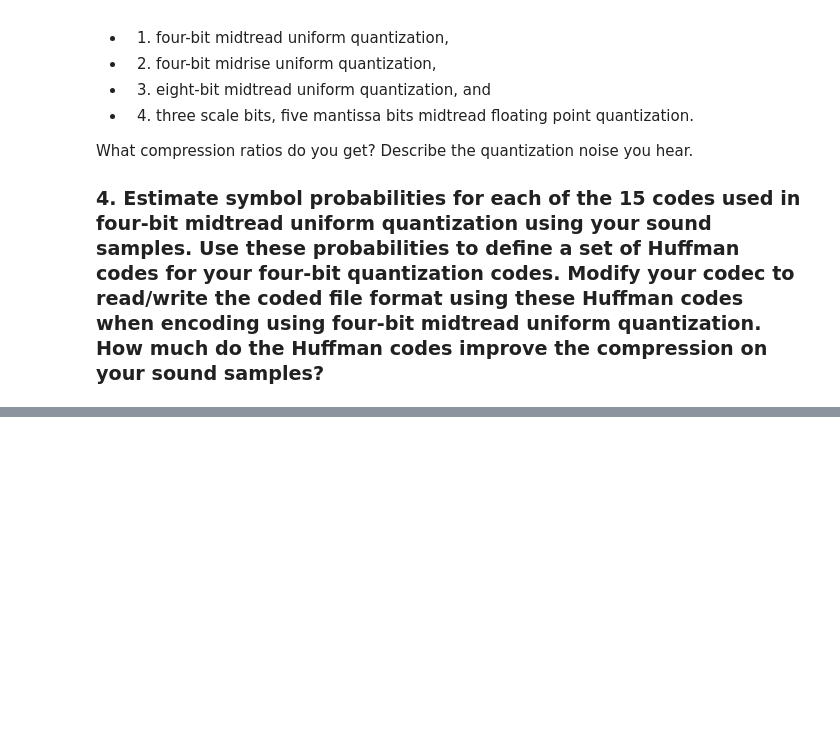
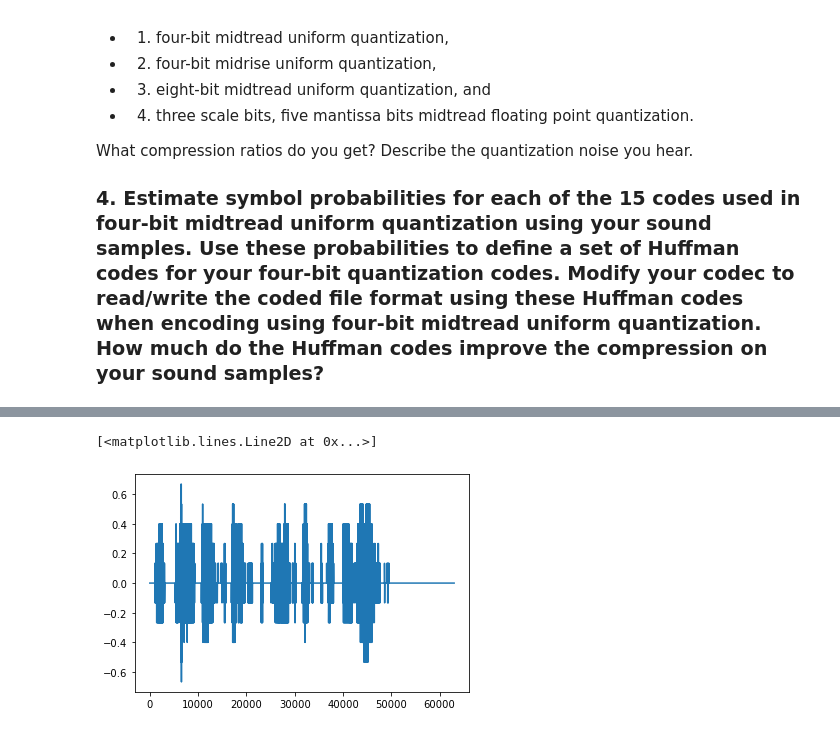
Before and after one commit to guedes-joaofelipe/CPE793-topics-in-audio-codification, a Jupyter notebook: exercises/chap02/exercises_chap02.ipynb, the cells around one changed output, grey strips where cells are left out. Saved outputs shown, nothing was run; the diff lists cells and outputs as text; code cells hidden in the pictures; blank space fills up the shorter version.

```diff
--- a/exercises/chap02/exercises_chap02.ipynb
+++ b/exercises/chap02/exercises_chap02.ipynb
@@ -335,0 +503,2 @@ What compression ratios do you get? Describe the quantization noise you hear.
+# %%
+params,data_list = read_wav_data_new('samples/fala.wav')
@@ -335,0 +509,20 @@ What compression ratios do you get? Describe the quantization noise you hear.
+# %%
+def write_wav(filename,params,data):
+    riff, size, fformat,fmt_header, fmt_data, data_chunkid, data_chunk_size, subchunks = params
+    header = struct.pack('<4sI4s',riff, size, fformat)
+    header+=fmt_header
+    header+=fmt_data
+    header+=struct.pack('<4sI', data_chunkid, data_chunk_size)
+    data_string = b''
+
+    for item in data:
+        data_string+= struct.pack('<h',int(item*(2**15)))
+    output=header+data_string
+    for subchunk in subchunks:
+        (subchunkid,subchunksize,subchunk_data) = subchunk
+        output+=struct.pack('<4sI', subchunkid, subchunksize)
+        output+=subchunk_data
+    with open(filename,'wb') as f:
+        f.write(output)
+
+write_wav('samples/output.wav',params,data_list)
@@ -335,0 +788,6 @@ What compression ratios do you get? Describe the quantization noise you hear.
+# %%
+decoded_data = [decode_uniform_midtread(x,n_bits) for x in read_data]
+plt.plot(np.array(decoded_data))
+# %% [output]
+[<matplotlib.lines.Line2D at 0x...>]
+[figure, added]
```
Also changed, not shown: parts of 17 cells of this notebook, 13 other files.
